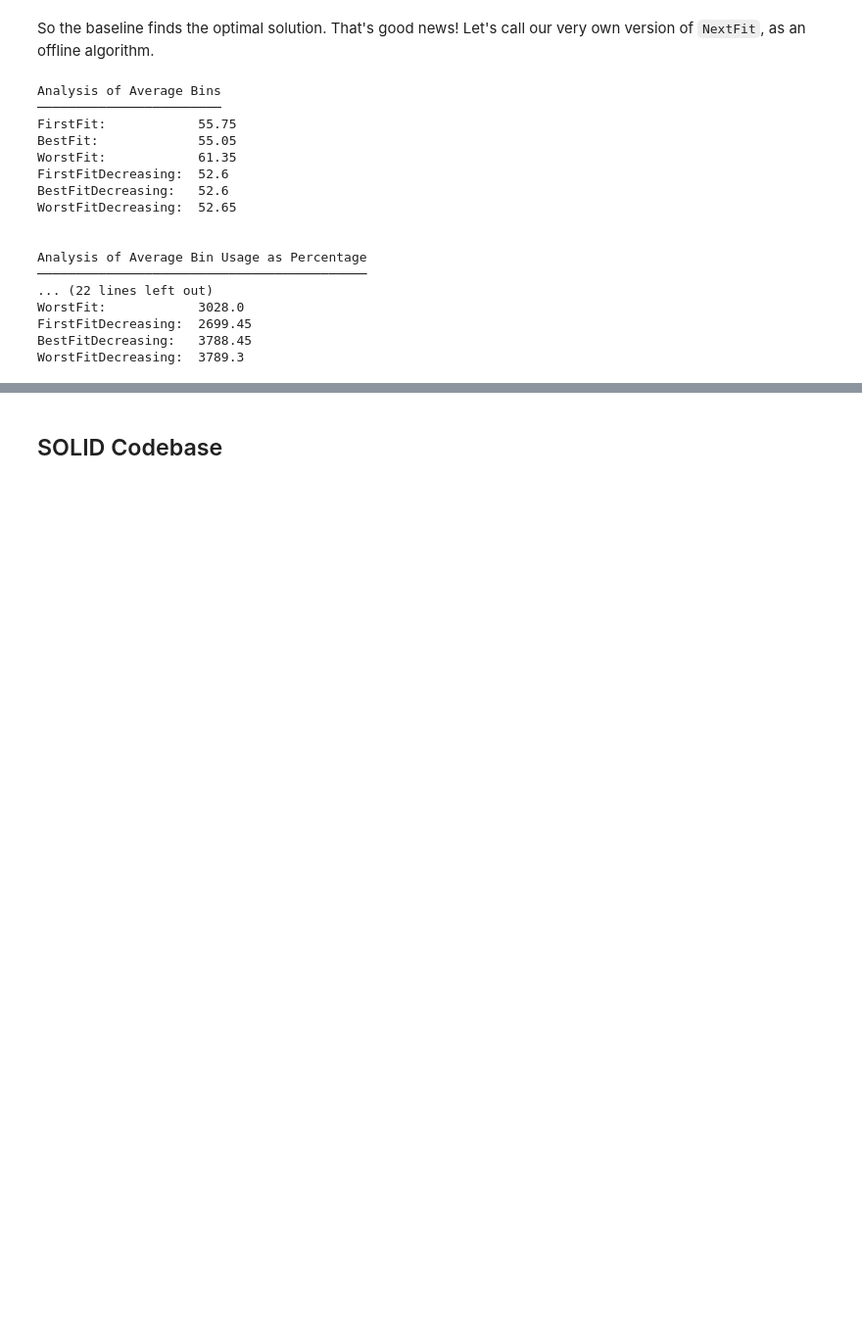
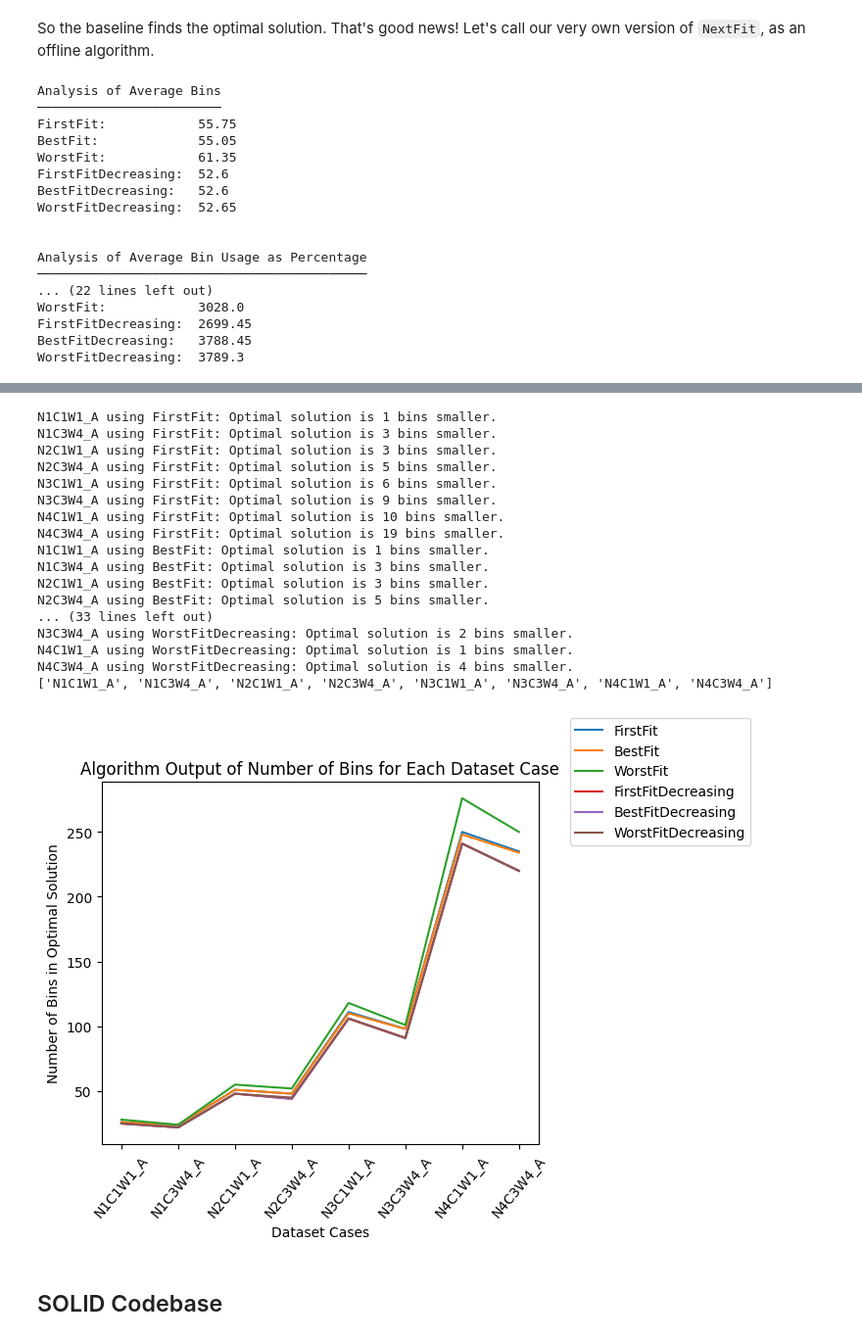
Before and after one commit to arvindshastri/binpacking, a Jupyter notebook: report.ipynb, the cells around one changed output, grey strips where cells are left out. Shown: that part at 98% size. Cells and saved outputs as stored; diff of their text form; code cells hidden in the pictures; blank space fills up the shorter version.

```diff
--- a/report.ipynb
+++ b/report.ipynb
@@ -109,3 +195,32 @@ WorstFitDecreasing:  3789.3
+# %%
+reader = BinppReader
+dictionary = binppDict
+
+plotList3 = oracle.binNumber(listOfBinppCases, reader, algorithms, dictionary, True)
+caseNameList3 = getListCaseNames(listOfBinppCases, reader)
+print(caseNameList3)
+
+plot2 = Plotter()
+plot2.oraclePlot(plotList3, caseNameList3)
+# %% [output]
+N1C1W1_A using FirstFit: Optimal solution is 1 bins smaller.
+N1C3W4_A using FirstFit: Optimal solution is 3 bins smaller.
+N2C1W1_A using FirstFit: Optimal solution is 3 bins smaller.
+N2C3W4_A using FirstFit: Optimal solution is 5 bins smaller.
+N3C1W1_A using FirstFit: Optimal solution is 6 bins smaller.
+N3C3W4_A using FirstFit: Optimal solution is 9 bins smaller.
+N4C1W1_A using FirstFit: Optimal solution is 10 bins smaller.
+N4C3W4_A using FirstFit: Optimal solution is 19 bins smaller.
+N1C1W1_A using BestFit: Optimal solution is 1 bins smaller.
+N1C3W4_A using BestFit: Optimal solution is 3 bins smaller.
+N2C1W1_A using BestFit: Optimal solution is 3 bins smaller.
+N2C3W4_A using BestFit: Optimal solution is 5 bins smaller.
+... (33 lines left out)
+N3C3W4_A using WorstFitDecreasing: Optimal solution is 2 bins smaller.
+N4C1W1_A using WorstFitDecreasing: Optimal solution is 1 bins smaller.
+N4C3W4_A using WorstFitDecreasing: Optimal solution is 4 bins smaller.
+['N1C1W1_A', 'N1C3W4_A', 'N2C1W1_A', 'N2C3W4_A', 'N3C1W1_A', 'N3C3W4_A', 'N4C1W1_A', 'N4C3W4_A']
+[figure, added]
 # %% [markdown]
 ## SOLID Codebase
 # %% [markdown]
```
Also changed, not shown: parts of 4 cells of this notebook, 3 other files.
